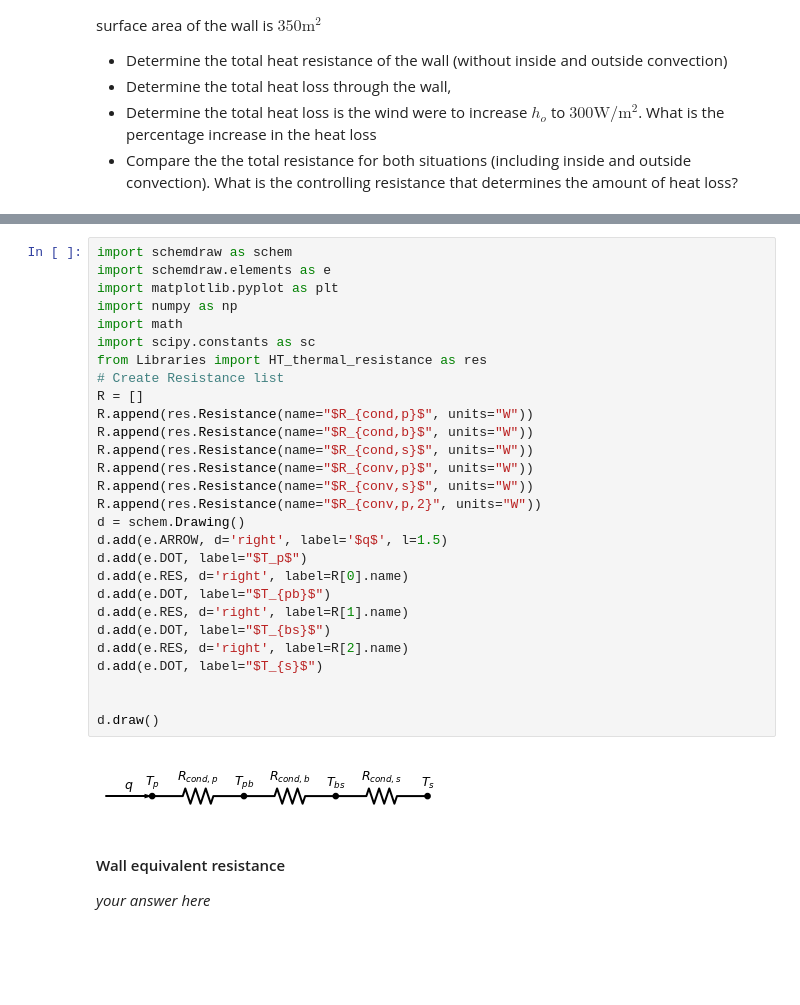
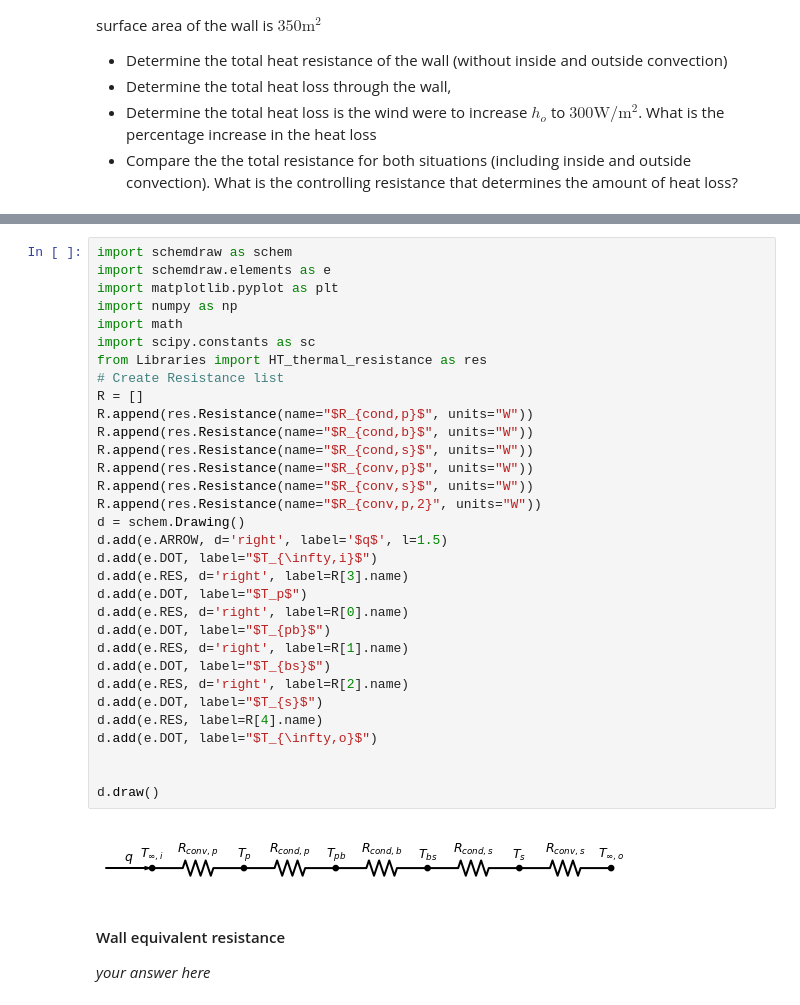
Before and after one commit to avery-cc/Heat-Transfer, a Jupyter notebook: ME144-HW2-2022-student.ipynb, the cells around one changed output, grey strips where cells are left out. Cells and saved outputs as stored; diff of their text form; blank space fills up the shorter version.

```diff
--- a/ME144-HW2-2022-student.ipynb
+++ b/ME144-HW2-2022-student.ipynb
@@ -299,33 +299,37 @@ A house has a composite wall of plaster board, ($k_p=0.17\mathrm{W}/\mathrm{m}.\
 # %%
 import schemdraw as schem
 import schemdraw.elements as e
 import matplotlib.pyplot as plt
 import numpy as np
 import math
 import scipy.constants as sc
 from Libraries import HT_thermal_resistance as res
 # Create Resistance list
 R = []
 R.append(res.Resistance(name="$R_{cond,p}$", units="W"))
 R.append(res.Resistance(name="$R_{cond,b}$", units="W"))
 R.append(res.Resistance(name="$R_{cond,s}$", units="W"))
 R.append(res.Resistance(name="$R_{conv,p}$", units="W"))
 R.append(res.Resistance(name="$R_{conv,s}$", units="W"))
 R.append(res.Resistance(name="$R_{conv,p,2}", units="W"))
 d = schem.Drawing()
 d.add(e.ARROW, d='right', label='$q$', l=1.5)
+d.add(e.DOT, label="$T_{\infty,i}$")
+d.add(e.RES, d='right', label=R[3].name)
 d.add(e.DOT, label="$T_p$")
 d.add(e.RES, d='right', label=R[0].name)
 d.add(e.DOT, label="$T_{pb}$")
 d.add(e.RES, d='right', label=R[1].name)
 d.add(e.DOT, label="$T_{bs}$")
 d.add(e.RES, d='right', label=R[2].name)
 d.add(e.DOT, label="$T_{s}$")
+d.add(e.RES, label=R[4].name)
+d.add(e.DOT, label="$T_{\infty,o}$")
 
 
 d.draw()
 # %% [output]
-[figure, old version]
+[figure, new version]
 # %% [markdown]
 #### Wall equivalent resistance
 *your answer here*
```
Also changed, not shown: parts of 11 cells of this notebook.
